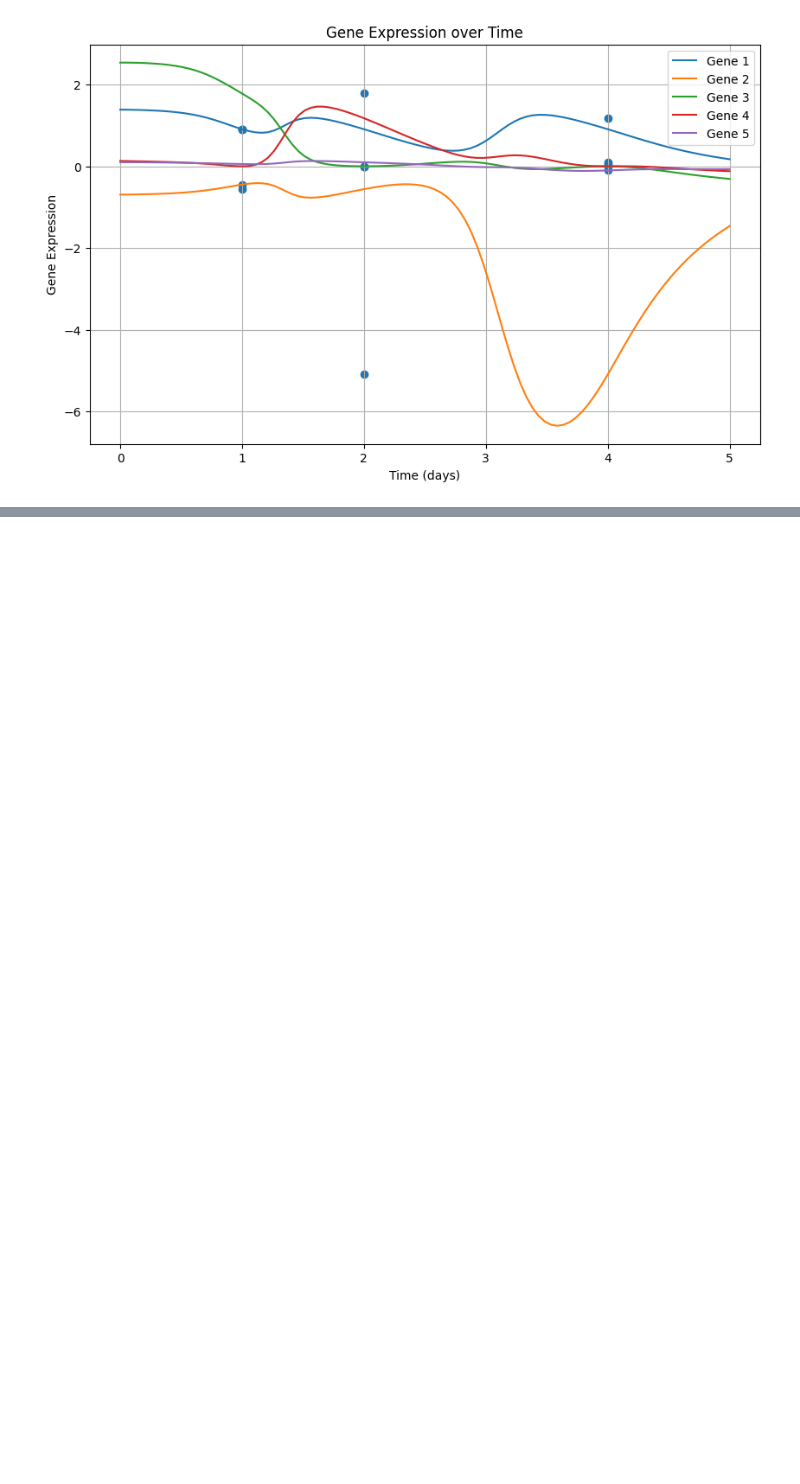
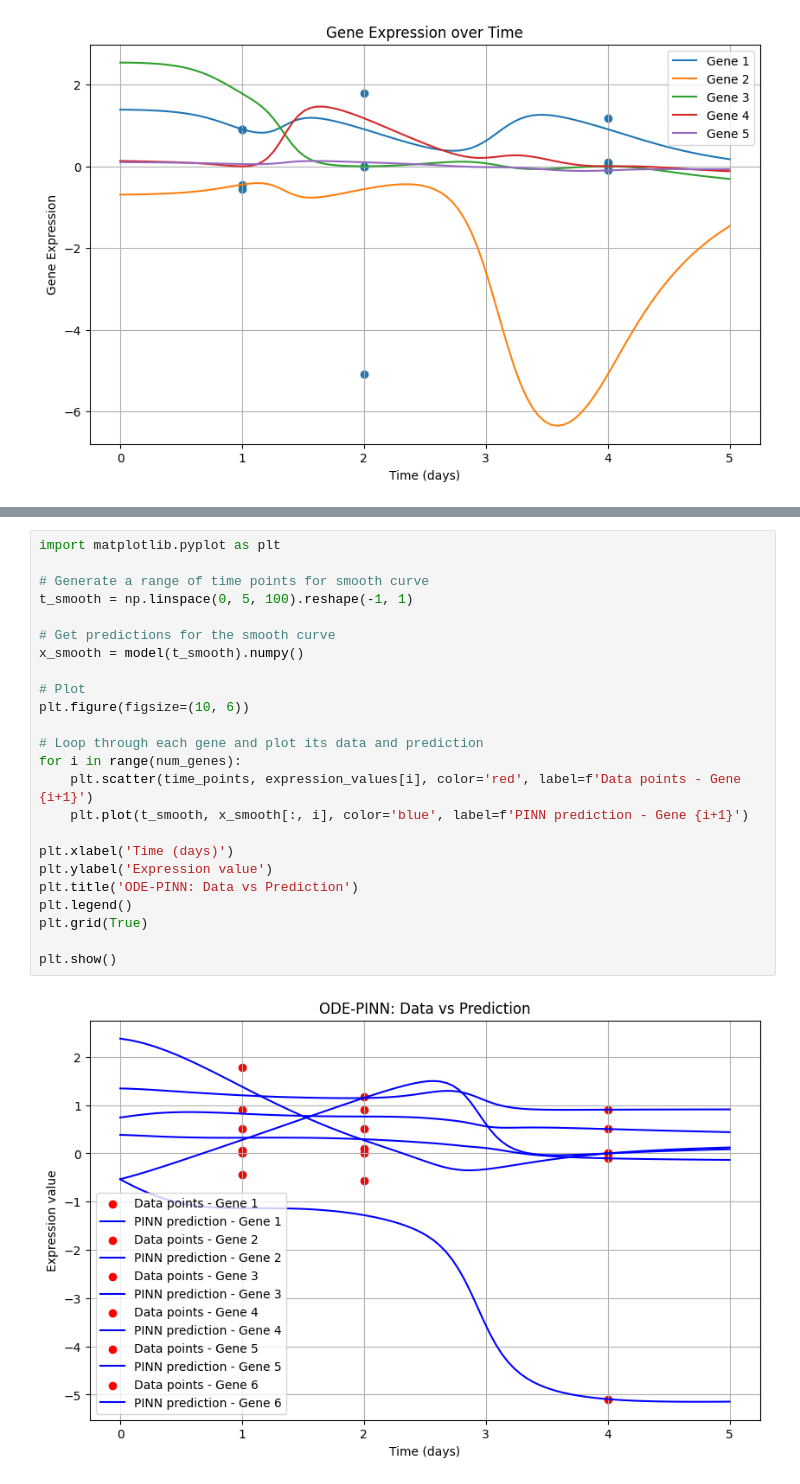
Before and after one commit to prabal5ghosh/research-project-on-physics-informed-machine-learning-on-transcriptomics-data, a Jupyter notebook: pinn_1.ipynb, the cells around one changed output, grey strips where cells are left out. Saved outputs shown, nothing was run; the diff lists cells and outputs as text; blank space fills up the shorter version.

```diff
--- a/pinn_1.ipynb
+++ b/pinn_1.ipynb
@@ -278,0 +436,26 @@ plt.show()
+# %%
+import matplotlib.pyplot as plt
+
+# Generate a range of time points for smooth curve
+t_smooth = np.linspace(0, 5, 100).reshape(-1, 1)
+
+# Get predictions for the smooth curve
+x_smooth = model(t_smooth).numpy()
+
+# Plot
+plt.figure(figsize=(10, 6))
+
+# Loop through each gene and plot its data and prediction
+for i in range(num_genes):
+    plt.scatter(time_points, expression_values[i], color='red', label=f'Data points - Gene {i+1}')
+    plt.plot(t_smooth, x_smooth[:, i], color='blue', label=f'PINN prediction - Gene {i+1}')
+
+plt.xlabel('Time (days)')
+plt.ylabel('Expression value')
+plt.title('ODE-PINN: Data vs Prediction')
+plt.legend()
+plt.grid(True)
+
+plt.show()
+# %% [output]
+[figure, added]
```
Also changed, not shown: parts of 3 cells of this notebook.
